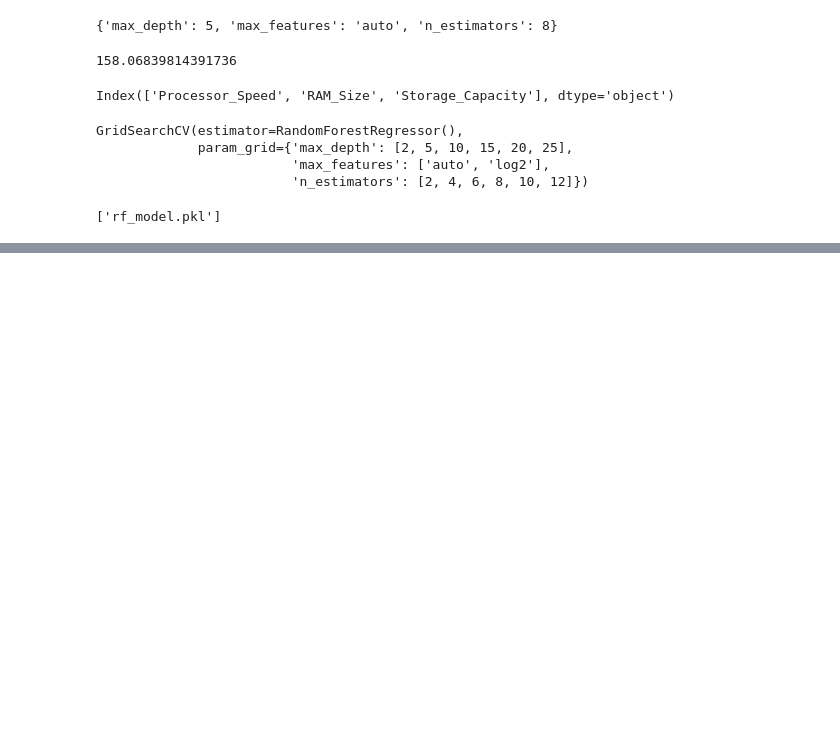
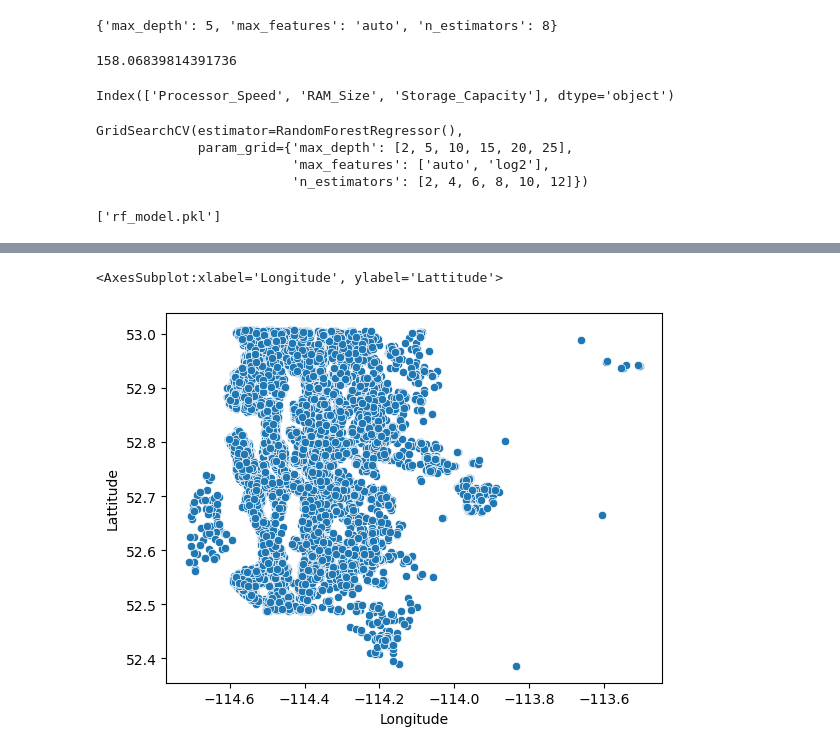
Before and after one commit to TonyHamilton10/MachineLearning, a Jupyter notebook: MachinelearningPro.ipynb, the cells around one changed output, grey strips where cells are left out. Drawn from its saved outputs; the diff is of its cells as text; code cells hidden in the pictures; blank space fills up the shorter version.

```diff
--- a/MachinelearningPro.ipynb
+++ b/MachinelearningPro.ipynb
@@ -249,0 +390,3 @@ joblib.dump(gridrfr , 'rf_model.pkl')
+# %%
+car_data = pd.read_csv("C:/Users/user/Desktop/data/House Price India.csv")
+car_data.head()
@@ -249,0 +412,5 @@ joblib.dump(gridrfr , 'rf_model.pkl')
+# %%
+sns.scatterplot(data =car_data , x = 'Longitude' , y = 'Lattitude')
+# %% [output]
+<AxesSubplot:xlabel='Longitude', ylabel='Lattitude'>
+[figure, added]
```
Also changed, not shown: parts of 47 cells of this notebook, 9 other files.
